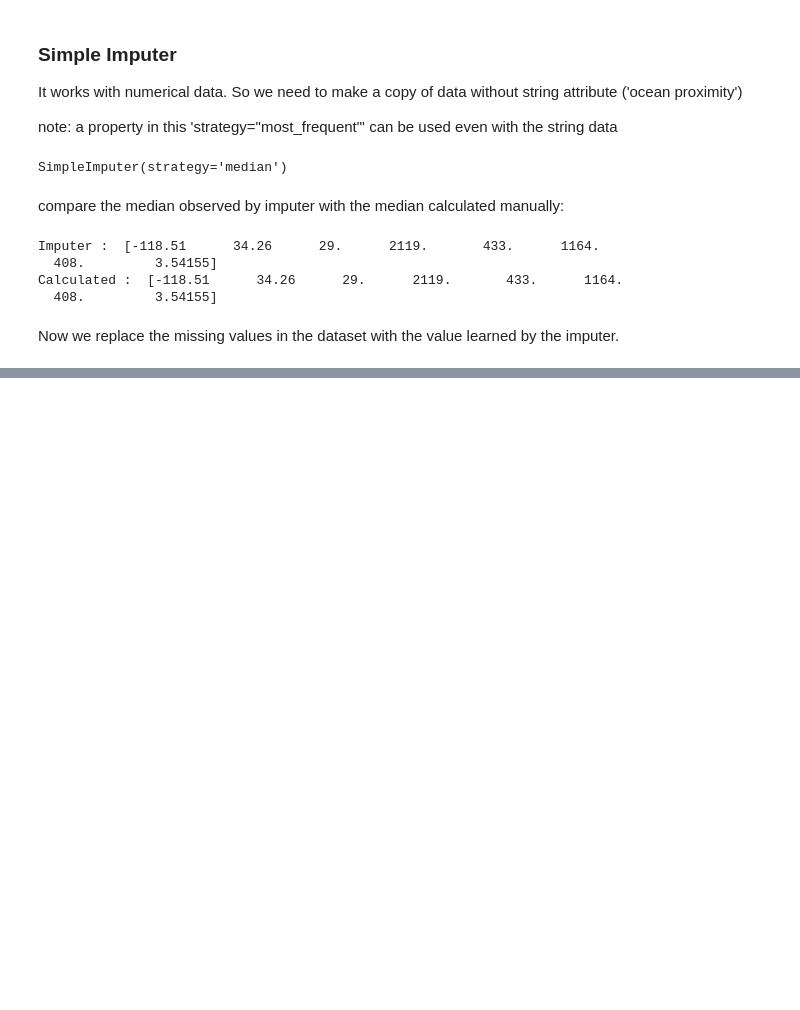
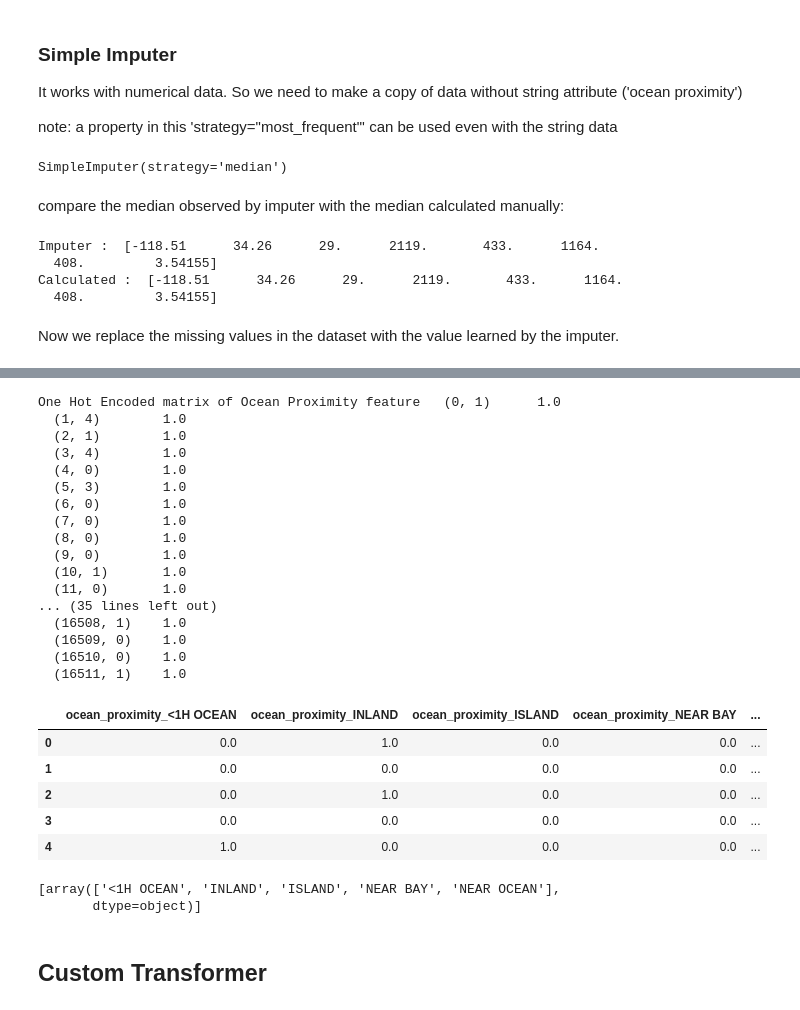
Before and after one commit to pkrc267/California-Housing, a Jupyter notebook: california-housing-eda+ml.ipynb, the cells around one changed output, grey strips where cells are left out. Drawn from its saved outputs; the diff is of its cells as text; code cells hidden in the pictures; blank space fills up the shorter version.

```diff
--- a/california-housing-eda+ml.ipynb
+++ b/california-housing-eda+ml.ipynb
@@ -492,0 +522,48 @@ housing_transformed = pd.DataFrame(X, columns=housing_numerical.columns, index=h
+# %%
+from sklearn.preprocessing import OneHotEncoder
+
+# Instance of OneHotEncoder
+ohe = OneHotEncoder(handle_unknown='ignore')
+
+# Fit the encoder to the 'ocean_proximity' column
+housing_cat = housing[['ocean_proximity']]
+ohe.fit(housing[['ocean_proximity']])
+
+# Transform the data and return a sparse matrix
+housing_one_hot_encoded = ohe.transform(housing_cat)
+print('One Hot Encoded matrix of Ocean Proximity feature',housing_one_hot_encoded)
+
+# If you need a DataFrame instead of a sparse matrix:
+housing_one_hot_encoded = pd.DataFrame(housing_one_hot_encoded.toarray(), columns=ohe.get_feature_names_out())
+housing_one_hot_encoded.head()
+# %% [output]
+One Hot Encoded matrix of Ocean Proximity feature   (0, 1)      1.0
+  (1, 4)        1.0
+  (2, 1)        1.0
+  (3, 4)        1.0
+  (4, 0)        1.0
+  (5, 3)        1.0
+  (6, 0)        1.0
+  (7, 0)        1.0
+  (8, 0)        1.0
+  (9, 0)        1.0
+  (10, 1)       1.0
+  (11, 0)       1.0
+... (35 lines left out)
+  (16508, 1)    1.0
+  (16509, 0)    1.0
+  (16510, 0)    1.0
+  (16511, 1)    1.0
+|  | ocean_proximity_<1H OCEAN | ocean_proximity_INLAND | ocean_proximity_ISLAND | ocean_proximity_NEAR BAY | ... |
+| 0 | 0.0 | 1.0 | 0.0 | 0.0 | ... |
+| 1 | 0.0 | 0.0 | 0.0 | 0.0 | ... |
+| 2 | 0.0 | 1.0 | 0.0 | 0.0 | ... |
+| 3 | 0.0 | 0.0 | 0.0 | 0.0 | ... |
+| 4 | 1.0 | 0.0 | 0.0 | 0.0 | ... |
+# %%
+ohe.categories_
+# %% [output]
+[array(['<1H OCEAN', 'INLAND', 'ISLAND', 'NEAR BAY', 'NEAR OCEAN'],
+       dtype=object)]
+# %% [markdown]
+## Custom Transformer
```
Also changed, not shown: parts of 51 cells of this notebook.
